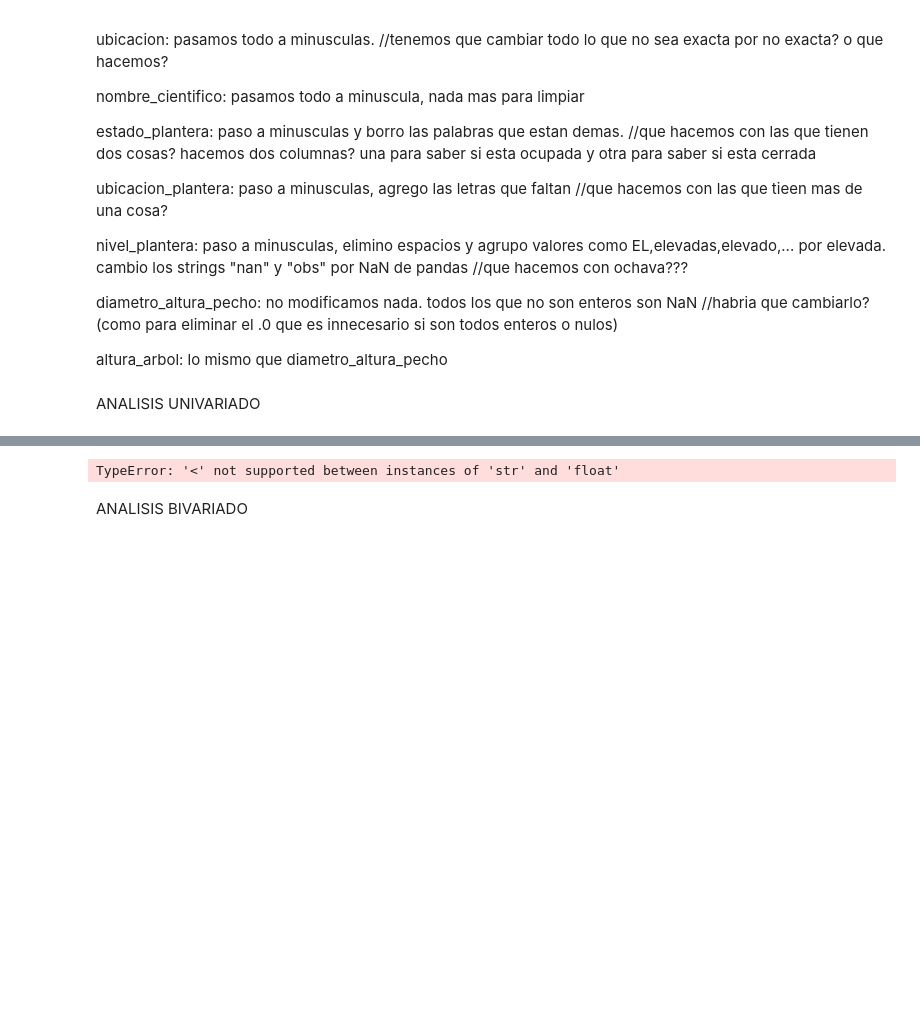
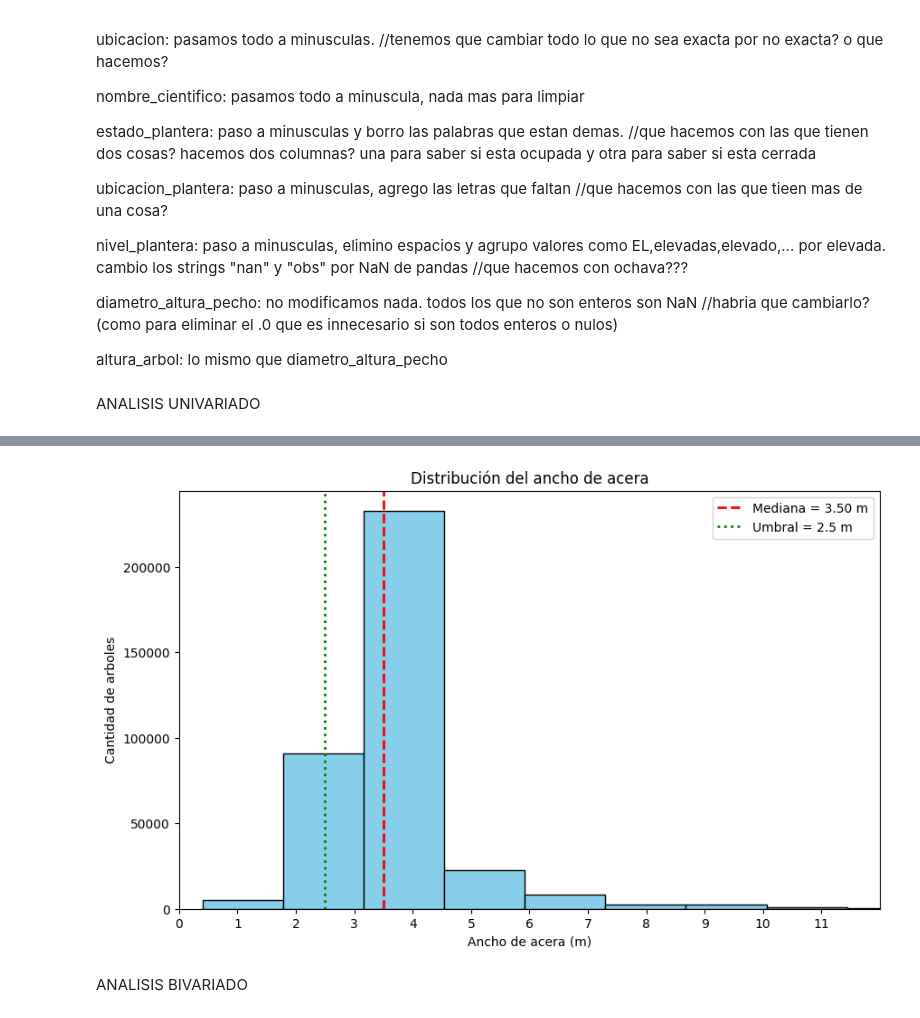
Before and after one commit to valentinabulat/TPFundamentos, a Jupyter notebook: Grupo10-TpeFundamentos.ipynb, the cells around one changed output, grey strips where cells are left out. Saved outputs shown, nothing was run; the diff lists cells and outputs as text; code cells hidden in the pictures; blank space fills up the shorter version.

```diff
--- a/Grupo10-TpeFundamentos.ipynb
+++ b/Grupo10-TpeFundamentos.ipynb
@@ -223,30 +281,38 @@ plt.show()
 # %%
 #El ancho de acera (mediana) disponible para el arbolado urbano es inferior a 2.5 metros.
 
 datasetH3 = copiaDataset[["ancho_acera"]].copy()
 
-# Hipótesis: el ancho de acera disponible es inferior a 2.5 m
+# Reemplaza la coma (,) por el punto (.)
+datasetH3['ancho_acera'] = datasetH3['ancho_acera'].str.replace(',', '.')
+
+# Convierte a numérico
+datasetH3['ancho_acera'] = pd.to_numeric(datasetH3['ancho_acera'], errors='coerce')
+
 datasetH3["hipotesis_menor_2_5"] = datasetH3["ancho_acera"] < 2.5
 
 # Cantidad de aceras que cumplen la hipótesis
-cantidad = df["hipotesis_menor_2_5"].sum()
+cantidad = datasetH3["hipotesis_menor_2_5"].sum()
 
 # Calcular la mediana
 mediana = datasetH3["ancho_acera"].median()
 
 # Histograma
-plt.figure(figsize=(8,5))
-plt.hist(datasetH3["ancho_acera"], bins=20, color='skyblue', edgecolor='black')
-plt.axvline(mediana, color='red', linestyle='dashed', linewidth=2, label=f'Mediana = {mediana:.2f} m')
-plt.axvline(2.5, color='green', linestyle='dotted', linewidth=2, label='Umbral = 2.5 m')
+plt.figure(figsize=(10,6))
+plt.hist(datasetH3["ancho_acera"], bins=20, color="skyblue", edgecolor="black")
+plt.axvline(mediana, color="red", linestyle="dashed", linewidth=2, label=f"Mediana = {mediana:.2f} m")
+plt.axvline(2.5, color="green", linestyle="dotted", linewidth=2, label="Umbral = 2.5 m")
 
-plt.title('Distribución del ancho de acera')
-plt.xlabel('Ancho de acera (m)')
-plt.ylabel('Cantidad')
+plt.xlim(0, 12)
+plt.xticks(np.arange(0, 12, 1))
+
+plt.title("Distribución del ancho de acera")
+plt.xlabel("Ancho de acera (m)")
+plt.ylabel("Cantidad de arboles")
 plt.legend()
 plt.show()
 # %% [output]
-TypeError: '<' not supported between instances of 'str' and 'float'
+[figure, added]
 # %% [markdown]
 ANALISIS BIVARIADO
 # %% [markdown]
```
Also changed, not shown: parts of 7 cells of this notebook, 1 other file.
